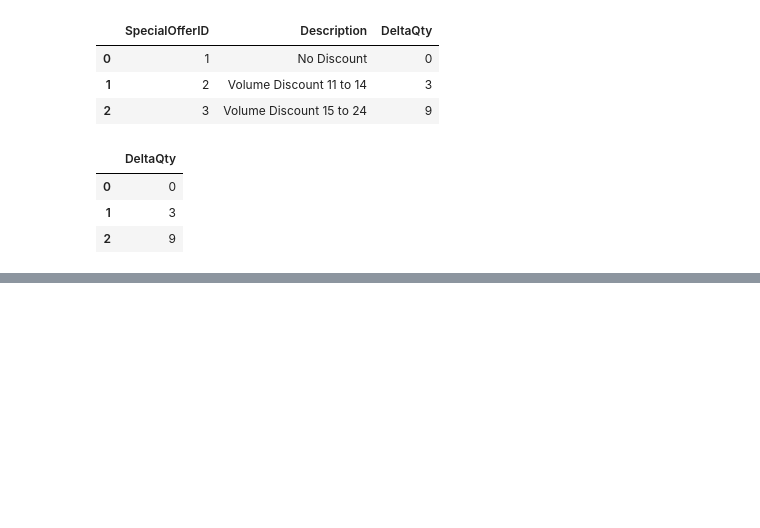
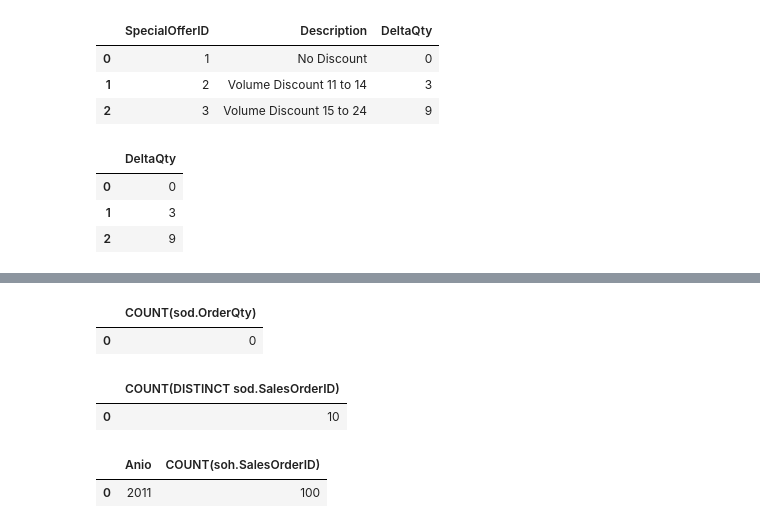
Before and after one commit to N-Alba-DS/sql-dql-portfolio, a Jupyter notebook: tp_1.ipynb, the cells around one changed output, grey strips where cells are left out. Saved outputs shown, nothing was run; the diff lists cells and outputs as text; code cells hidden in the pictures; blank space fills up the shorter version.

```diff
--- a/tp_1.ipynb
+++ b/tp_1.ipynb
@@ -279,0 +318,66 @@ FROM 'Sales.SpecialOffer' AS so
+# %%
+# Ejercicio 26 - Para la tabla SalesOrderDetail del esquema Sales, calcular cuál es la cantidad total de items ordenados (OrderQty) para el producto con Id igual a 778.
+mostrar_query("""
+SELECT COUNT(sod.OrderQty)
+FROM 'Sales.SalesOrderDetail' AS sod
+WHERE sod.ProductID = 778
+""")
+# %% [output]
+|  | COUNT(sod.OrderQty) |
+| 0 | 0 |
+# %%
+# Ejercicio 27a - ¿Cuál es el precio unitario más caro vendido?
+mostrar_query("""
+SELECT MAX(sod.UnitPrice)
+FROM 'Sales.SalesOrderDetail' AS sod
+""")
+
+# Ejercicio 27b - ¿Cuál es el número total de items ordenado para cada producto?
+mostrar_query("""
+SELECT sod.ProductID, COUNT(sod.OrderQty)
+FROM 'Sales.SalesOrderDetail' AS sod
+GROUP BY sod.ProductID
+""")
+
+# Ejercicio 27c - ¿Cuál es la cantidad de líneas de cada orden?
+mostrar_query("""
+SELECT sod.SalesOrderID, COUNT(sod.ProductID)
+FROM 'Sales.SalesOrderDetail' AS sod
+GROUP BY sod.SalesOrderID
+""")
+
+# Ejercicio 27d - ¿Cuál es la cantidad de líneas de cada orden, sólo para aquellas órdenes que tengan más de 3 líneas? Ordenar por id de orden descendente.
+mostrar_query("""
+SELECT sod.SalesOrderID, COUNT(sod.ProductID)
+FROM 'Sales.SalesOrderDetail' AS sod
+GROUP BY sod.SalesOrderID
+HAVING COUNT(sod.ProductID) > 3
+ORDER BY sod.SalesOrderID DESC
+""")
+
+# Ejercicio 27e - ¿Cuál es el importe total (LineTotal) de cada orden, para aquellas que tengan menos de 3 líneas?
+mostrar_query("""
+SELECT sod.SalesOrderID, SUM(sod.LineTotal) AS lt
+FROM 'Sales.SalesOrderDetail' AS sod
+GROUP BY sod.SalesOrderID
+HAVING COUNT(sod.SalesOrderID) < 3
+""")
+
+# Ejercicio 27f - ¿Cuál es la cantidad distinta de productos ordenados?
+mostrar_query("""
+SELECT COUNT(DISTINCT sod.SalesOrderID)
+FROM 'Sales.SalesOrderDetail' AS sod
+""")
+# %% [output]
+|  | COUNT(DISTINCT sod.SalesOrderID) |
+| 0 | 10 |
+# %%
+# Ejercicio 28 - Usando la tabla SalesOrderHeader, ¿cuál es la cantidad de órdenes emitidas en cada año?
+mostrar_query("""
+SELECT strftime('%Y', soh.OrderDate) AS Anio, COUNT(soh.SalesOrderID)
+FROM 'Sales.SalesOrderHeader' AS soh
+GROUP BY strftime('%Y', soh.OrderDate)
+""")
+# %% [output]
+|  | Anio | COUNT(soh.SalesOrderID) |
+| 0 | 2011 | 100 |
```
Also changed, not shown: parts of 22 cells of this notebook.
